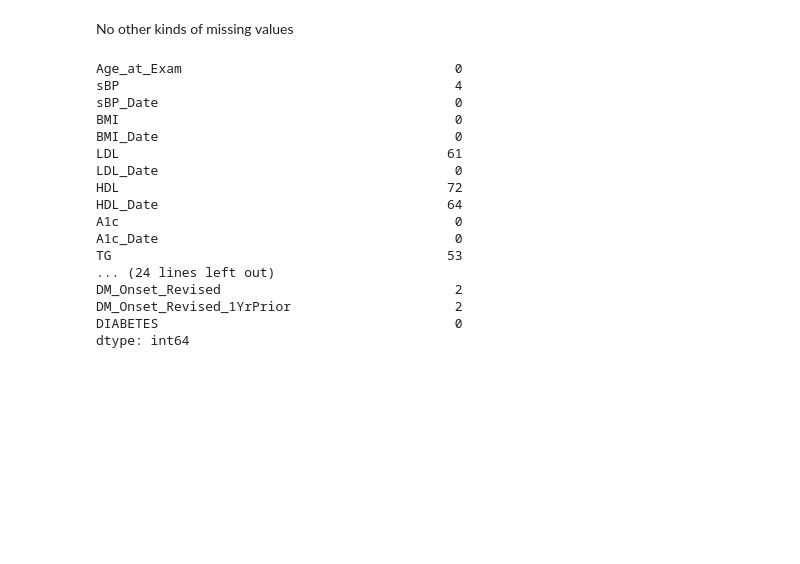
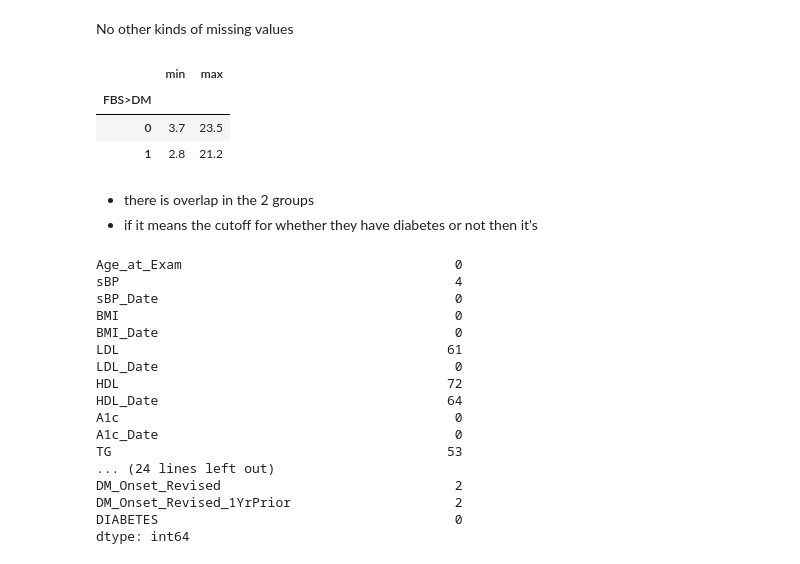
Before and after one commit to lilyzhizhou/Identifying-Prediabetes-ML, a Jupyter notebook: Data_Exploration_PS_update.ipynb, the cells around one changed output. Saved outputs shown, nothing was run; the diff lists cells and outputs as text; code cells hidden in the pictures; blank space fills up the shorter version.

```diff
--- a/Data_Exploration_PS_update.ipynb
+++ b/Data_Exploration_PS_update.ipynb
@@ -127,6 +127,17 @@ array([' METOPROLOL / RAMIPRIL / LOSARTAN',
       dtype=object)
 # %% [markdown]
 No other kinds of missing values
+# %%
+# Checking what the cut-off is for FBS>DM
+data1.groupby('FBS>DM')['FBS'].agg(['min', 'max'])
+# %% [output]
+|  | min | max |
+| FBS>DM |  |  |
+| 0 | 3.7 | 23.5 |
+| 1 | 2.8 | 21.2 |
+# %% [markdown]
+* there is overlap in the 2 groups
+* if it means the cutoff for whether they have diabetes or not then it's
 # %%
 # Relabeling true missing values
 #data1 = data_raw.drop(deletelist, axis=1)
```
Also changed, not shown: parts of 7 cells of this notebook.
